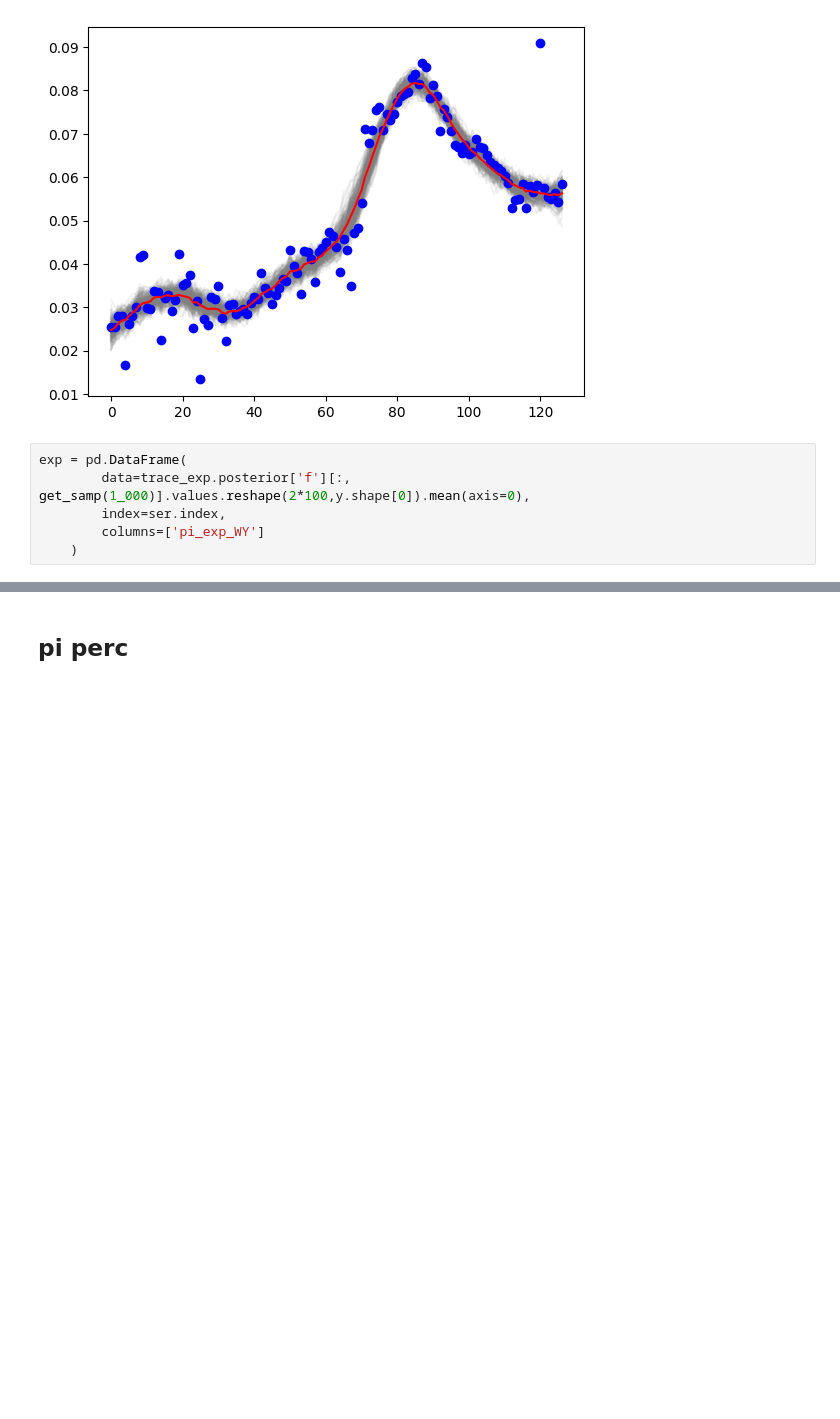
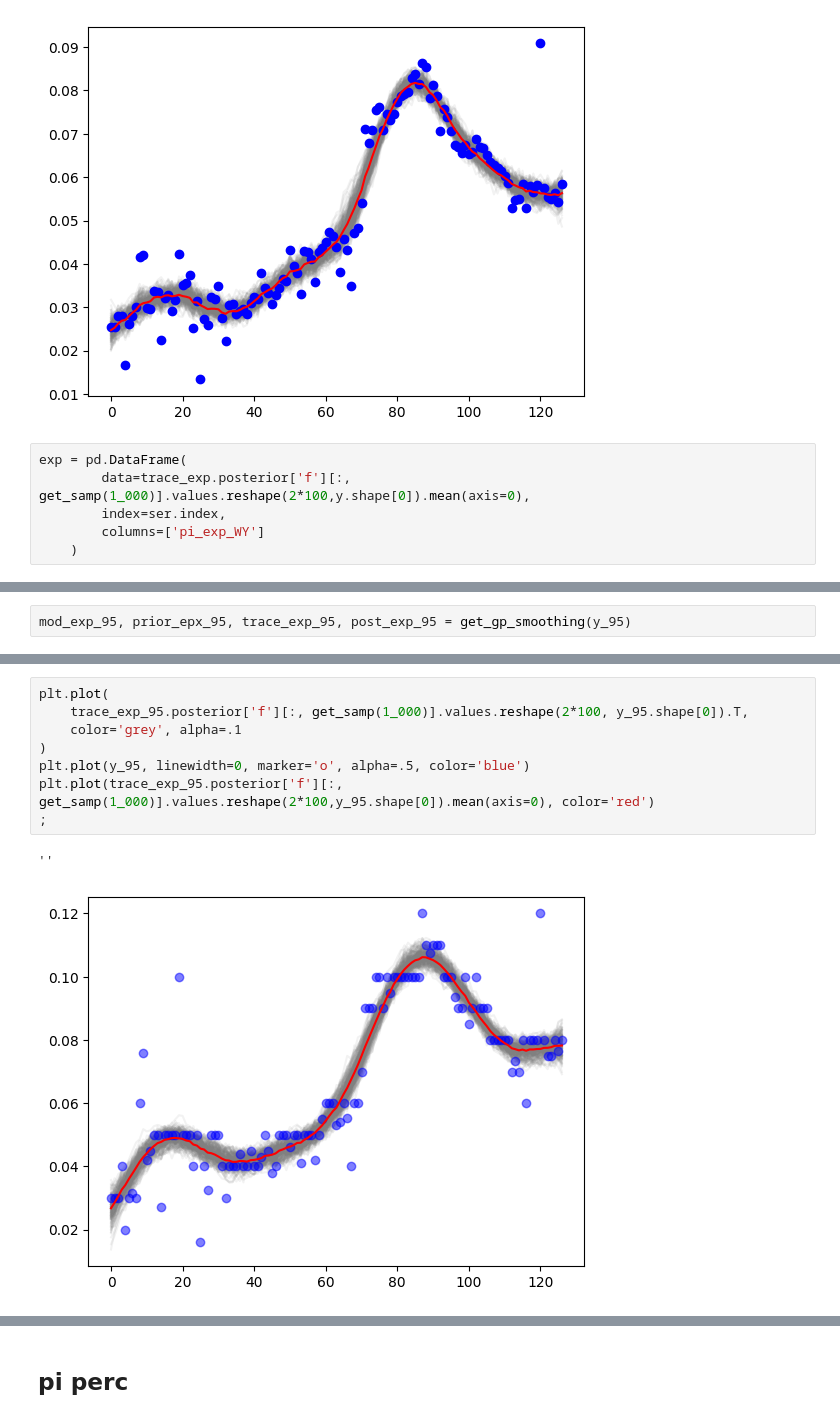
Before and after one commit to lukasgrahl/memoire2, a Jupyter notebook: notebooks/01-prep_hpp.ipynb, the cells around one changed output, grey strips where cells are left out. Saved outputs shown, nothing was run; the diff lists cells and outputs as text; blank space fills up the shorter version.

```diff
--- a/notebooks/01-prep_hpp.ipynb
+++ b/notebooks/01-prep_hpp.ipynb
@@ -152,0 +197,2 @@ exp = pd.DataFrame(
+# %%
+mod_exp_95, prior_epx_95, trace_exp_95, post_exp_95 = get_gp_smoothing(y_95)
@@ -152,0 +209,11 @@ exp = pd.DataFrame(
+# %%
+plt.plot(
+    trace_exp_95.posterior['f'][:, get_samp(1_000)].values.reshape(2*100, y_95.shape[0]).T,
+    color='grey', alpha=.1
+)
+plt.plot(y_95, linewidth=0, marker='o', alpha=.5, color='blue')
+plt.plot(trace_exp_95.posterior['f'][:, get_samp(1_000)].values.reshape(2*100,y_95.shape[0]).mean(axis=0), color='red')
+;
+# %% [output]
+''
+[figure, added]
```
Also changed, not shown: parts of 28 cells of this notebook, 12 other files.
